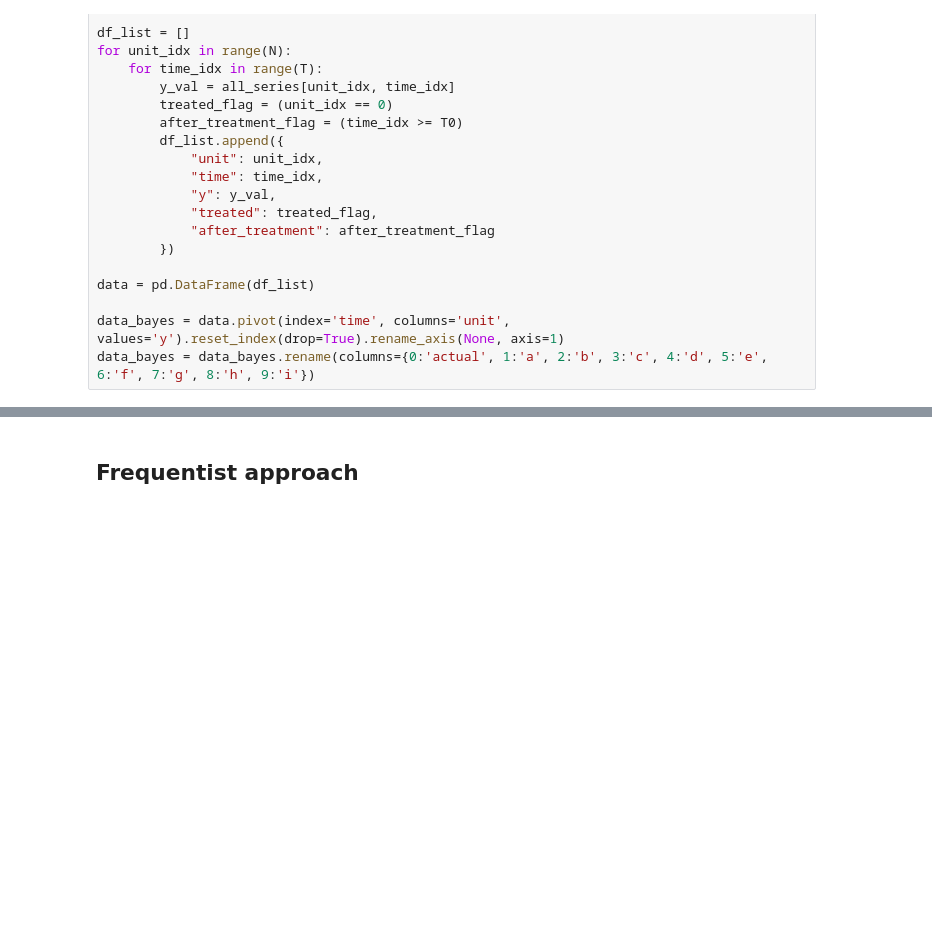
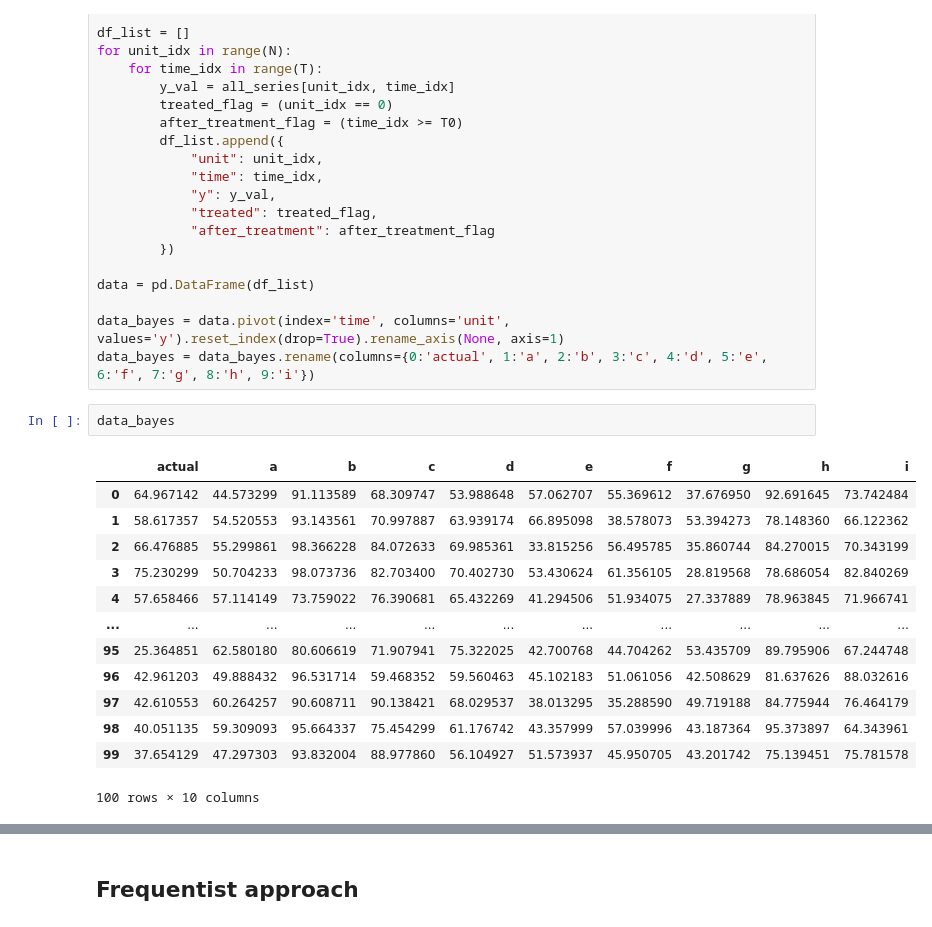
Before and after one commit to 123yaroslav/diplom, a Jupyter notebook: 01_examples.ipynb, the cells around one changed output, grey strips where cells are left out. Cells and saved outputs as stored; diff of their text form; blank space fills up the shorter version.

```diff
--- a/01_examples.ipynb
+++ b/01_examples.ipynb
@@ -68,3 +65,19 @@ data = pd.DataFrame(df_list)
 
 data_bayes = data.pivot(index='time', columns='unit', values='y').reset_index(drop=True).rename_axis(None, axis=1)
 data_bayes = data_bayes.rename(columns={0:'actual', 1:'a', 2:'b', 3:'c', 4:'d', 5:'e', 6:'f', 7:'g', 8:'h', 9:'i'})
+# %%
+data_bayes
+# %% [output]
+|  | actual | a | b | c | d | e | f | g | h | i |
+| 0 | 64.967142 | 44.573299 | 91.113589 | 68.309747 | 53.988648 | 57.062707 | 55.369612 | 37.676950 | 92.691645 | 73.742484 |
+| 1 | 58.617357 | 54.520553 | 93.143561 | 70.997887 | 63.939174 | 66.895098 | 38.578073 | 53.394273 | 78.148360 | 66.122362 |
+| 2 | 66.476885 | 55.299861 | 98.366228 | 84.072633 | 69.985361 | 33.815256 | 56.495785 | 35.860744 | 84.270015 | 70.343199 |
+| 3 | 75.230299 | 50.704233 | 98.073736 | 82.703400 | 70.402730 | 53.430624 | 61.356105 | 28.819568 | 78.686054 | 82.840269 |
+| 4 | 57.658466 | 57.114149 | 73.759022 | 76.390681 | 65.432269 | 41.294506 | 51.934075 | 27.337889 | 78.963845 | 71.966741 |
+| ... | ... | ... | ... | ... | ... | ... | ... | ... | ... | ... |
+| 95 | 25.364851 | 62.580180 | 80.606619 | 71.907941 | 75.322025 | 42.700768 | 44.704262 | 53.435709 | 89.795906 | 67.244748 |
+| 96 | 42.961203 | 49.888432 | 96.531714 | 59.468352 | 59.560463 | 45.102183 | 51.061056 | 42.508629 | 81.637626 | 88.032616 |
+| 97 | 42.610553 | 60.264257 | 90.608711 | 90.138421 | 68.029537 | 38.013295 | 35.288590 | 49.719188 | 84.775944 | 76.464179 |
+| 98 | 40.051135 | 59.309093 | 95.664337 | 75.454299 | 61.176742 | 43.357999 | 57.039996 | 43.187364 | 95.373897 | 64.343961 |
+| 99 | 37.654129 | 47.297303 | 93.832004 | 88.977860 | 56.104927 | 51.573937 | 45.950705 | 43.201742 | 75.139451 | 75.781578 |
+100 rows × 10 columns
```
Also changed, not shown: parts of 13 cells of this notebook, 41 other files.
